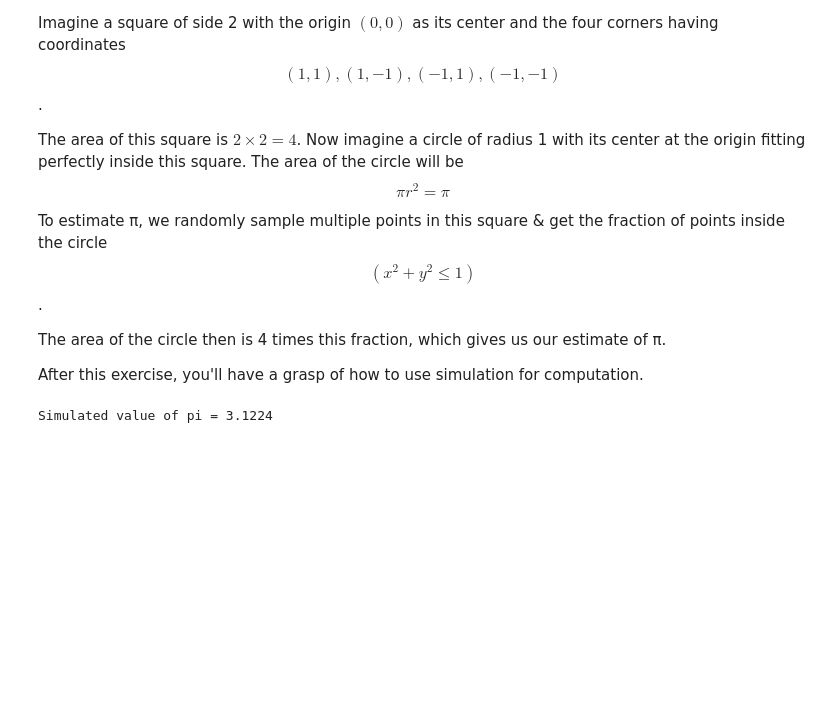
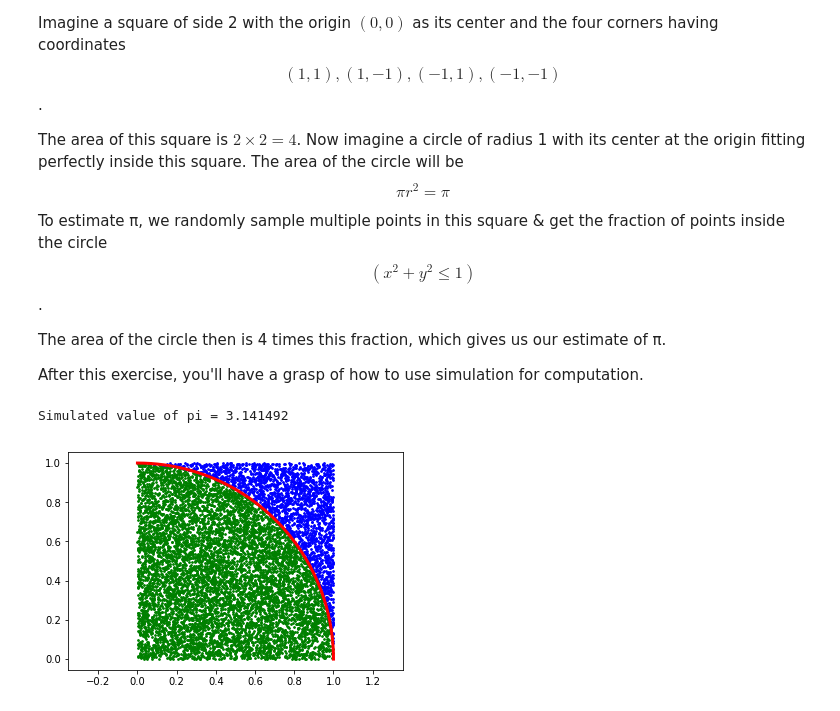
Before and after one commit to sukruc/statistical-simulation, a Jupyter notebook: Monte_Carlo_Integration.ipynb, the cells around one changed output. Cells and saved outputs as stored; diff of their text form; code cells hidden in the pictures; blank space fills up the shorter version.

```diff
--- a/Monte_Carlo_Integration.ipynb
+++ b/Monte_Carlo_Integration.ipynb
@@ -100,7 +113,7 @@ The area of the circle then is 4 times this fraction, which gives us our estimat
 After this exercise, you'll have a grasp of how to use simulation for computation.
 # %%
 # Initialize sims and circle_points
-sims, circle_points = 10000, 0
+sims, circle_points = 1000000, 0
 
 for i in range(sims):
     # Generate the two coordinates of a point
@@ -113,4 +126,20 @@ for i in range(sims):
 # Estimate pi as 4 times the avg number of points in the circle.
 print("Simulated value of pi = {}".format(circle_points / sims * 4))
 # %% [output]
-Simulated value of pi = 3.1224
+Simulated value of pi = 3.141492
+# %%
+xmin = 0
+xmax = 1
+ymin = 0
+ymax = 1
+
+X = np.random.uniform(xmin, xmax, 10000)
+Y = np.random.uniform(xmin, xmax, 10000)
+generic_X = np.linspace(xmin, xmax, 2000)
+generic_Y = abs(np.sqrt(1 - generic_X**2))
+plt.plot(generic_X, generic_Y, color='red', linewidth=3)
+plt.scatter(X[X**2 + Y**2 < 1], Y[X**2 + Y**2 < 1], color='green', s=3)
+plt.scatter(X[X**2 + Y**2 > 1], Y[X**2 + Y**2 > 1], color='blue', s=3)
+_=plt.axis('equal')
+# %% [output]
+[figure, added]
```
Also changed, not shown: parts of 4 cells of this notebook, 1 other file.
